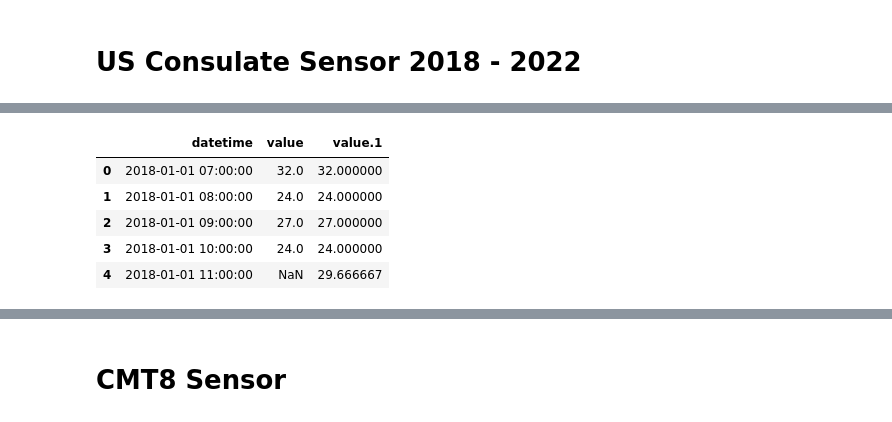
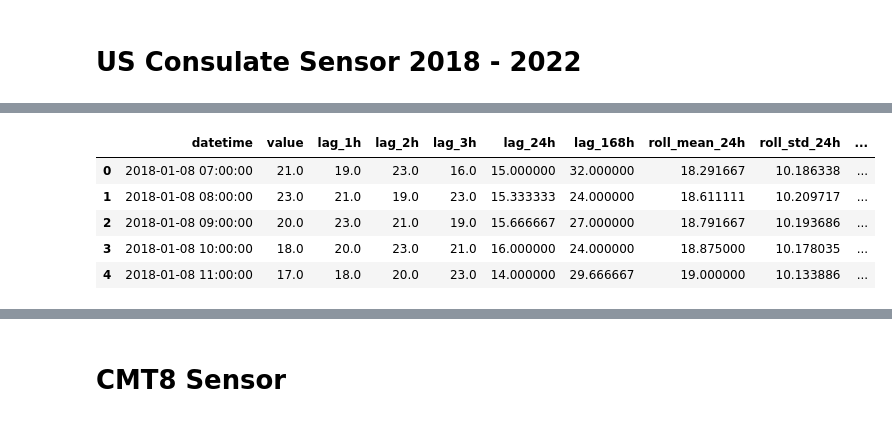
Before and after one commit to EroEroz/air_quality_prediction, a Jupyter notebook: airq_analyze.ipynb, the cells around one changed output, grey strips where cells are left out. Cells and saved outputs as stored; diff of their text form; code cells hidden in the pictures.

```diff
--- a/airq_analyze.ipynb
+++ b/airq_analyze.ipynb
@@ -105,10 +26,13 @@ clean_data(input_file, output_file)
 # %%
-df = pd.read_csv(output_file)
+import pandas as pd
+
+input_file = "data/hcmc_lstm_ready.csv"
+df = pd.read_csv(input_file)
 df.head()
 # %% [output]
-|  | datetime | value | value.1 |
-| 0 | 2018-01-01 07:00:00 | 32.0 | 32.000000 |
-| 1 | 2018-01-01 08:00:00 | 24.0 | 24.000000 |
-| 2 | 2018-01-01 09:00:00 | 27.0 | 27.000000 |
-| 3 | 2018-01-01 10:00:00 | 24.0 | 24.000000 |
-| 4 | 2018-01-01 11:00:00 | NaN | 29.666667 |
+|  | datetime | value | lag_1h | lag_2h | lag_3h | lag_24h | lag_168h | roll_mean_24h | roll_std_24h | ... |
+| 0 | 2018-01-08 07:00:00 | 21.0 | 19.0 | 23.0 | 16.0 | 15.000000 | 32.000000 | 18.291667 | 10.186338 | ... |
+| 1 | 2018-01-08 08:00:00 | 23.0 | 21.0 | 19.0 | 23.0 | 15.333333 | 24.000000 | 18.611111 | 10.209717 | ... |
+| 2 | 2018-01-08 09:00:00 | 20.0 | 23.0 | 21.0 | 19.0 | 15.666667 | 27.000000 | 18.791667 | 10.193686 | ... |
+| 3 | 2018-01-08 10:00:00 | 18.0 | 20.0 | 23.0 | 21.0 | 16.000000 | 24.000000 | 18.875000 | 10.178035 | ... |
+| 4 | 2018-01-08 11:00:00 | 17.0 | 18.0 | 20.0 | 23.0 | 14.000000 | 29.666667 | 19.000000 | 10.133886 | ... |
```
Also changed, not shown: parts of 7 cells of this notebook, 28 other files.
